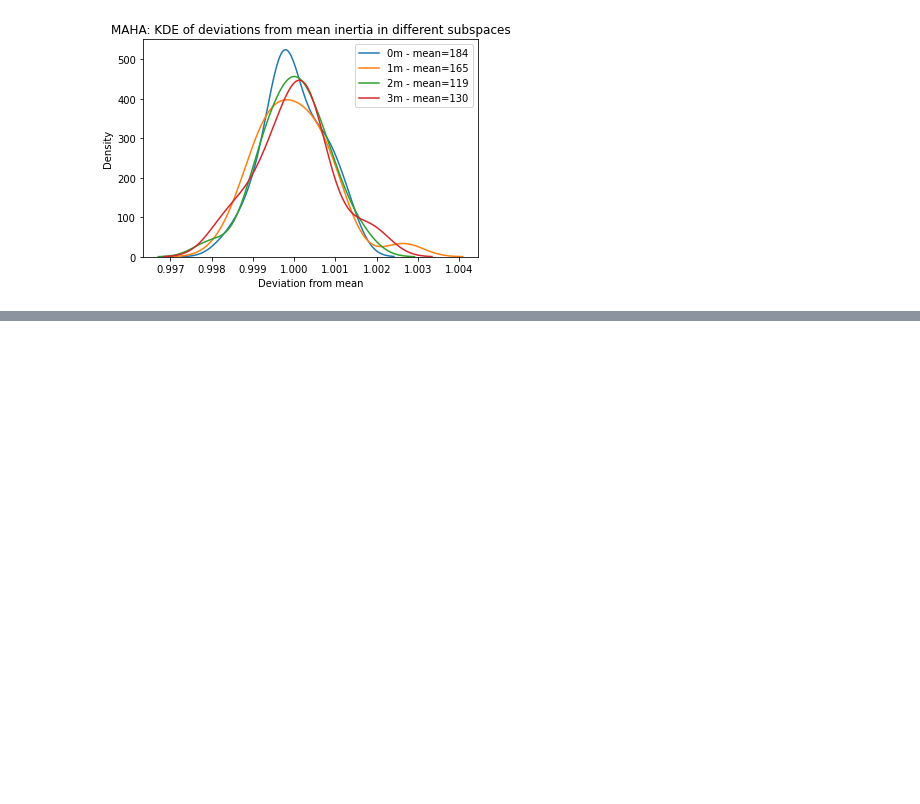
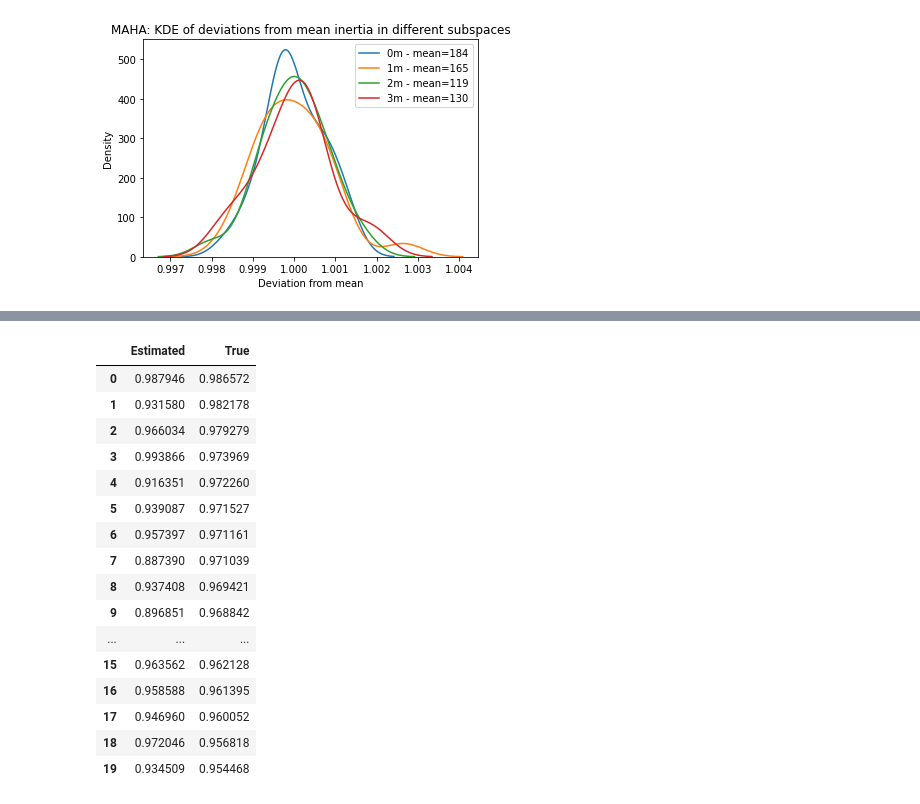
Before and after one commit to TSPoulsen/puffinn, a Jupyter notebook: experiments/results/explore_results.ipynb, the cells around one changed output, grey strips where cells are left out. Cells and saved outputs as stored; diff of their text form; code cells hidden in the pictures; blank space fills up the shorter version.

```diff
--- a/experiments/results/explore_results.ipynb
+++ b/experiments/results/explore_results.ipynb
@@ -253,0 +290,20 @@ plt.show()
+# %%
+df.head(20)
+# %% [output]
+|  | Estimated | True |
+| 0 | 0.987946 | 0.986572 |
+| 1 | 0.931580 | 0.982178 |
+| 2 | 0.966034 | 0.979279 |
+| 3 | 0.993866 | 0.973969 |
+| 4 | 0.916351 | 0.972260 |
+| 5 | 0.939087 | 0.971527 |
+| 6 | 0.957397 | 0.971161 |
+| 7 | 0.887390 | 0.971039 |
+| 8 | 0.937408 | 0.969421 |
+| 9 | 0.896851 | 0.968842 |
+| ... | ... | ... |
+| 15 | 0.963562 | 0.962128 |
+| 16 | 0.958588 | 0.961395 |
+| 17 | 0.946960 | 0.960052 |
+| 18 | 0.972046 | 0.956818 |
+| 19 | 0.934509 | 0.954468 |
```
Also changed, not shown: parts of 5 cells of this notebook, 4 other files.
